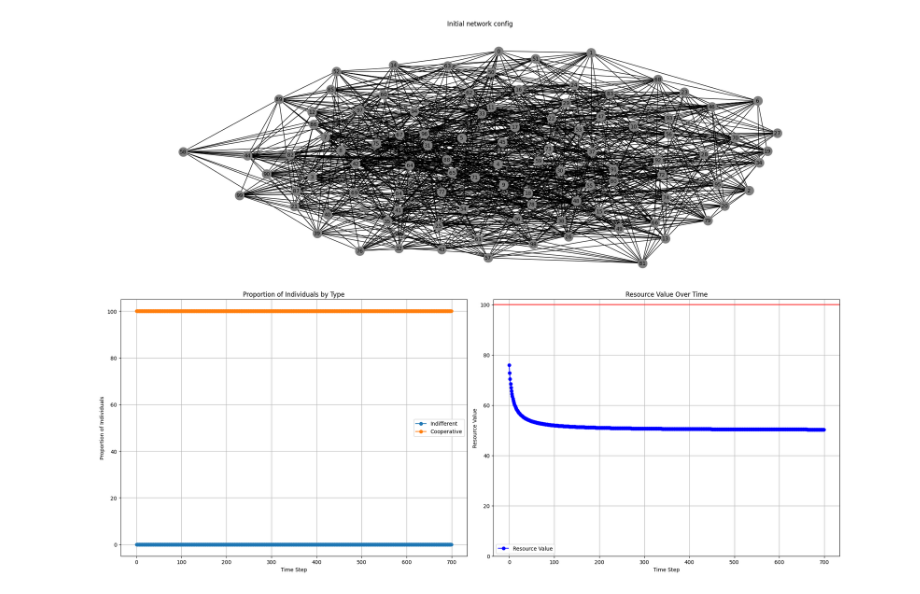
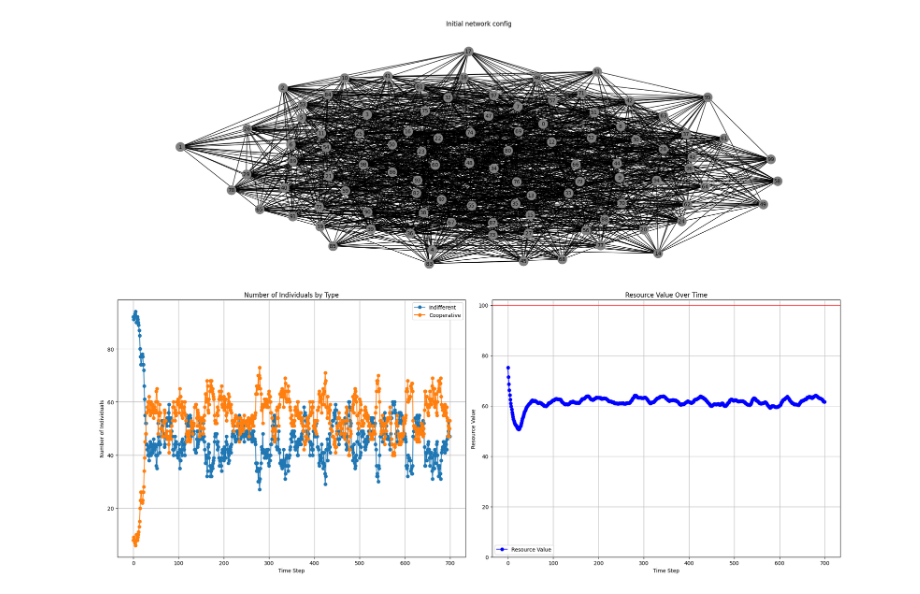
Before and after one commit to santineiraher/Tragedy_commons, a Jupyter notebook: Notebooks/Play_with_V0_NR.ipynb, the cells around one changed output. Saved outputs shown, nothing was run; the diff lists cells and outputs as text; code cells hidden in the pictures.

```diff
--- a/Notebooks/Play_with_V0_NR.ipynb
+++ b/Notebooks/Play_with_V0_NR.ipynb
@@ -60,23 +60,23 @@ plt.show()
 # %%
 # Simulation Parameters
 num_individuals = 100  # Number of individuals in the graph
-p_cooperative = 1  # Initial fraction of cooperative individuals
-beta = 0  # Probability parameter for cooperation
-mu = 0  # Constant probability of becoming indifferent
+p_cooperative = 0.05  # Initial fraction of cooperative individuals
+beta = 0.008  # Probability parameter for cooperation
+mu = 0.1  # Constant probability of becoming indifferent
 T = 700  # Number of time steps
 
 # Resource parameters
 initial_resource = 80  # Initial value of the resource
 max_capacity = 100
 replenishment_proportion = 0.46  # 46% of the remaining resource is replenished each step
-consumption_rates = {'Indifferent': 0.125, 'Cooperative':0.115}  # Consumption rates for each type
+consumption_rates = {'Indifferent': 0.125, 'Cooperative':0.095}  # Consumption rates for each type
 
 # Critical resource parameters
 critical_value = 0.45 # If the resource drops below this value, extra cooperation probability is triggered
 rho = 0.01  # Extra cooperation probability when the critical resource threshold is crossed
 
 # Example: Erdos-Renyi graph
-graph = nx.erdos_renyi_graph(num_individuals, 0.2)
+graph = nx.erdos_renyi_graph(num_individuals, 0.3)
 
 # Initialize and run the model
 model = ABMModel(graph, p_cooperative, beta, mu, T, initial_resource, replenishment_proportion, consumption_rates, critical_value, rho, max_capacity)
@@ -125,31 +125,31 @@ ax2.set_ylabel('Resource Value')
 ax2.set_title('Resource Value Over Time')
 ax2.axhline(100, color = 'r')
 ax2.set_ylim(0, 102)
 ax2.legend()
 ax2.grid(True)
 
 # Adjust layout and show the figure
 plt.tight_layout()
 
 #save the figure
 
 # Define the file name structure based on the parameters
 file_name = (
     f'sim_ErdosRenyi_p_coop_{p_cooperative}_beta_{beta}_mu_{mu}_T_{T}_'
     f'resource_{initial_resource}_replenishment_{replenishment_proportion}_'
     f'critical_{critical_value}_rho_{rho}.png'
 )
 
 # Replace any special characters or spaces with underscores to ensure compatibility
 file_name = file_name.replace(".", "_")
 
 # Define the full path where the file will be saved
 PATH_TO_SAVE = "../Output/Images/V0_NR/"
 
 # Save the figure using the structured file name
 #plt.savefig(os.path.join(PATH_TO_SAVE, file_name))
 
 # Show the figure
 plt.show()
 # %% [output]
-[figure, old version]
+[figure, new version]
```
Also changed, not shown: parts of 6 cells of this notebook.
